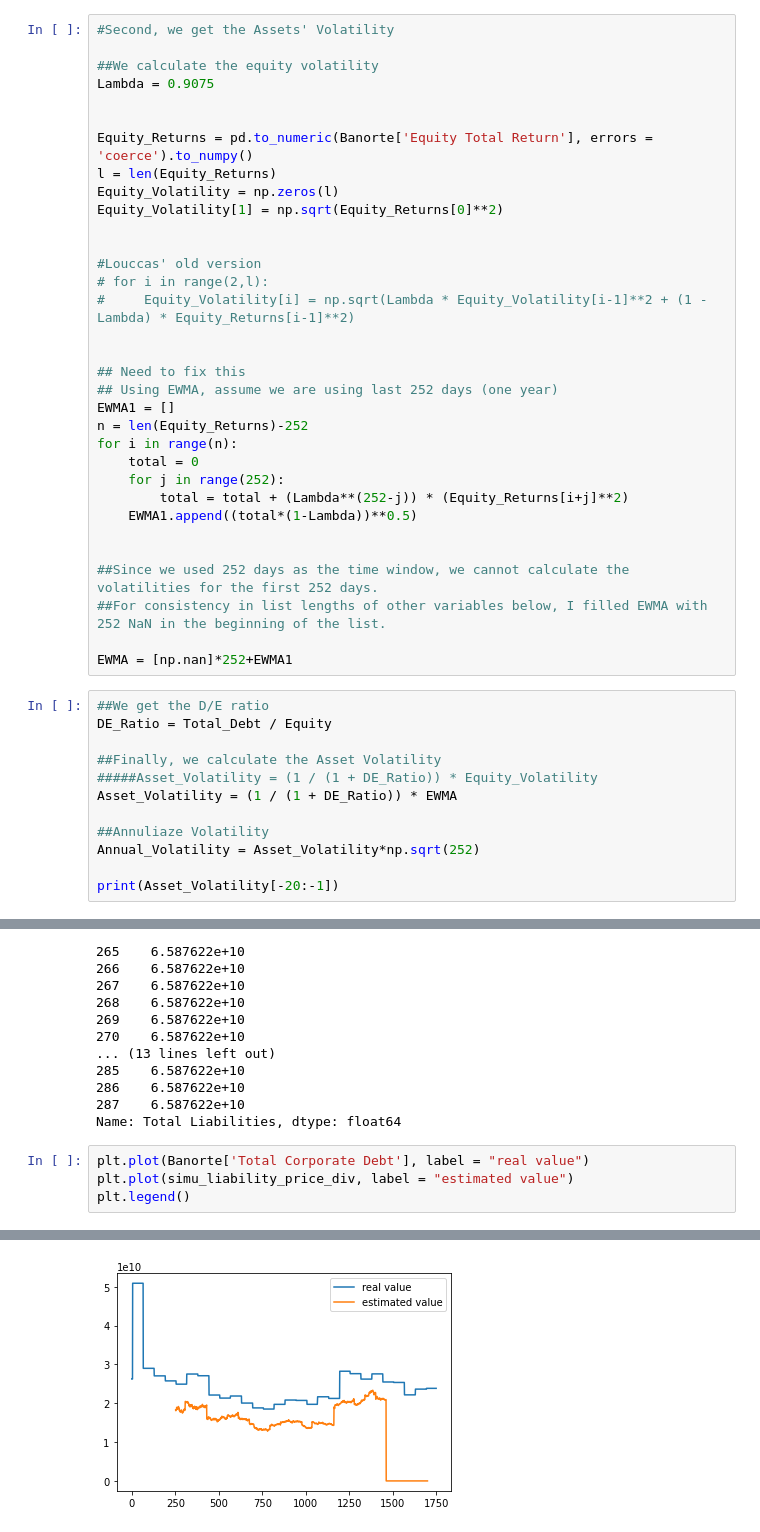
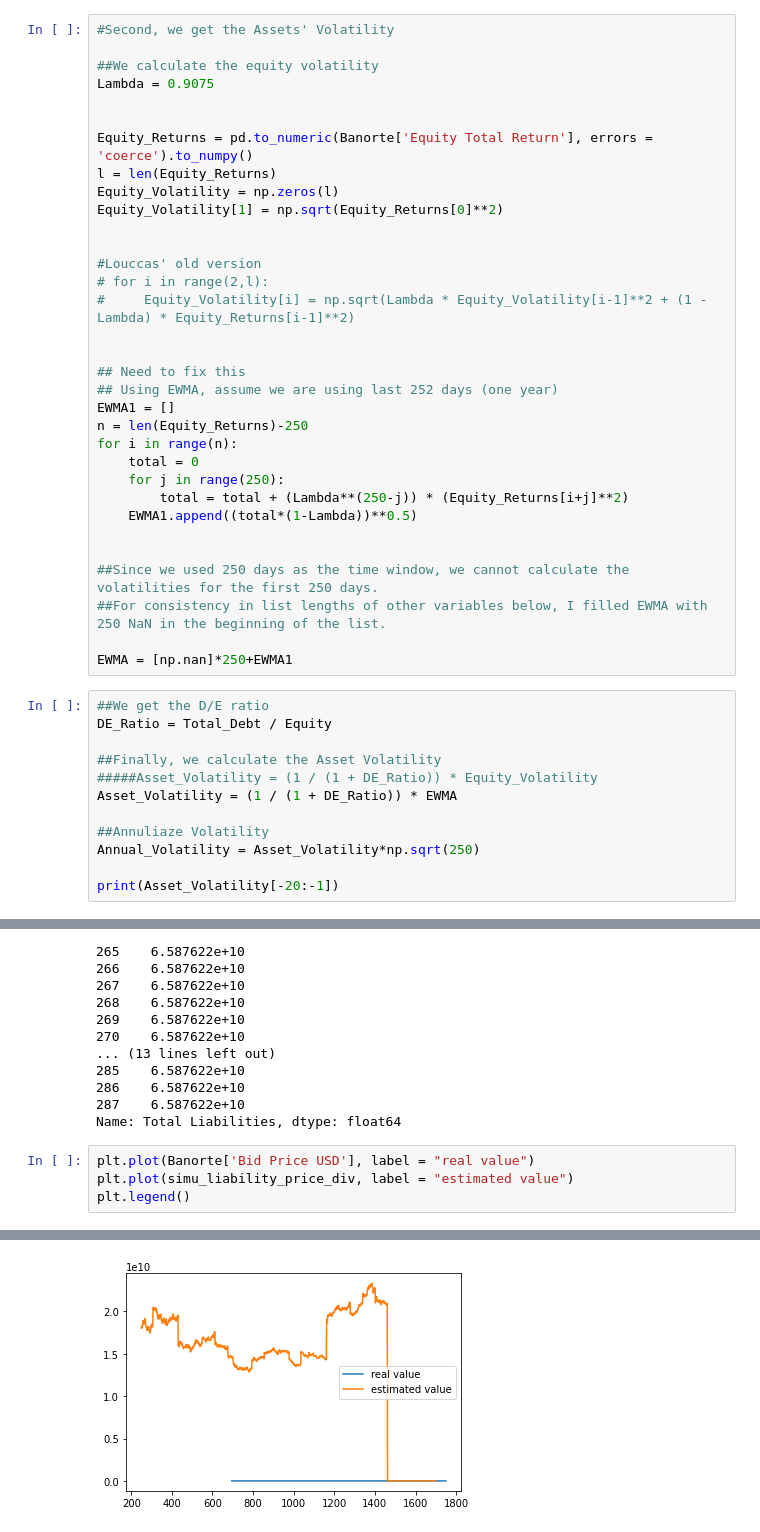
Before and after one commit to harrisonpan1/William-Blair, a Jupyter notebook: Model_Input.ipynb, the cells around one changed output, grey strips where cells are left out. Drawn from its saved outputs; the diff is of its cells as text.

```diff
--- a/Model_Input.ipynb
+++ b/Model_Input.ipynb
@@ -143,18 +143,18 @@ Equity_Volatility[1] = np.sqrt(Equity_Returns[0]**2)
 ## Need to fix this
 ## Using EWMA, assume we are using last 252 days (one year)
 EWMA1 = []
-n = len(Equity_Returns)-252
+n = len(Equity_Returns)-250
 for i in range(n):
     total = 0
-    for j in range(252):
-        total = total + (Lambda**(252-j)) * (Equity_Returns[i+j]**2)
+    for j in range(250):
+        total = total + (Lambda**(250-j)) * (Equity_Returns[i+j]**2)
     EWMA1.append((total*(1-Lambda))**0.5)
 
 
-##Since we used 252 days as the time window, we cannot calculate the volatilities for the first 252 days.
-##For consistency in list lengths of other variables below, I filled EWMA with 252 NaN in the beginning of the list.
+##Since we used 250 days as the time window, we cannot calculate the volatilities for the first 250 days.
+##For consistency in list lengths of other variables below, I filled EWMA with 250 NaN in the beginning of the list.
 
-EWMA = [np.nan]*252+EWMA1
+EWMA = [np.nan]*250+EWMA1
 # %%
 ##We get the D/E ratio
 DE_Ratio = Total_Debt / Equity
@@ -164,7 +164,7 @@ DE_Ratio = Total_Debt / Equity
 Asset_Volatility = (1 / (1 + DE_Ratio)) * EWMA
 
 ##Annuliaze Volatility
-Annual_Volatility = Asset_Volatility*np.sqrt(252)
+Annual_Volatility = Asset_Volatility*np.sqrt(250)
 
 print(Asset_Volatility[-20:-1])
 # %% [output]
@@ -354,9 +350,9 @@ Banorte['Total Liabilities'][252:280]
 287    6.587622e+10
 Name: Total Liabilities, dtype: float64
 # %%
-plt.plot(Banorte['Total Corporate Debt'], label = "real value")
+plt.plot(Banorte['Bid Price USD'], label = "real value")
 plt.plot(simu_liability_price_div, label = "estimated value")
 plt.legend()
 # %% [output]
 <matplotlib.legend.Legend at 0x...>
-[figure, old version]
+[figure, new version]
```
Also changed, not shown: parts of 4 cells of this notebook, 2 other files.
